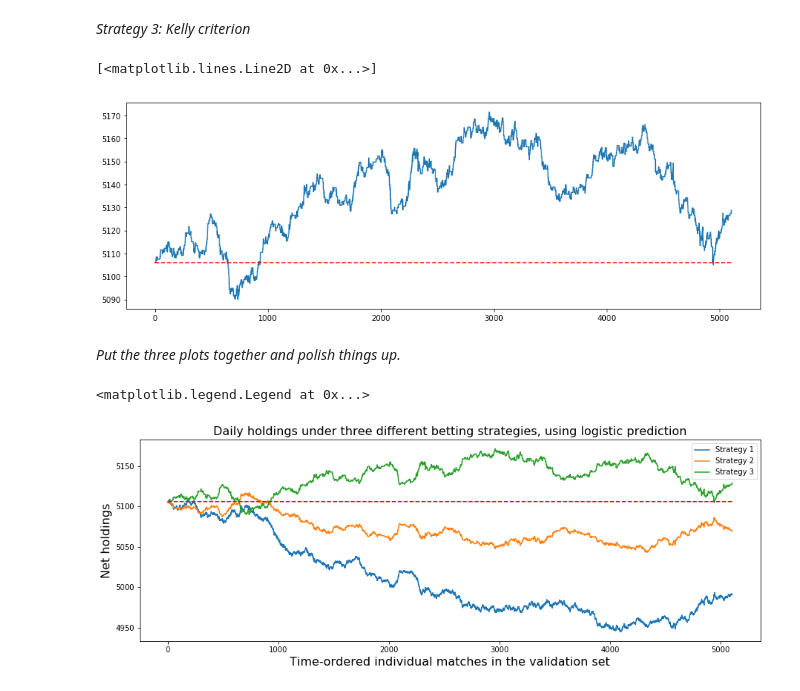
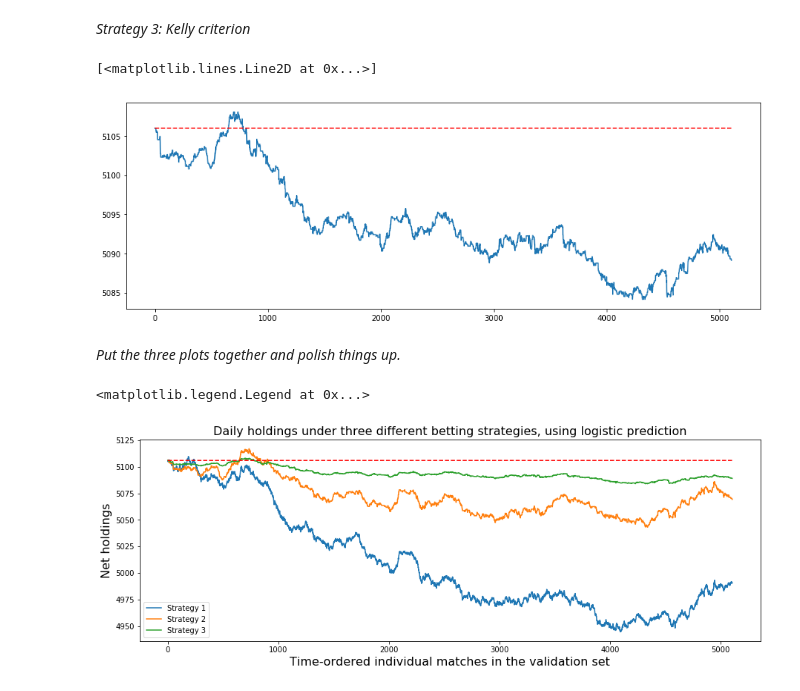
Before and after one commit to carltoews/tennis, a Jupyter notebook: results/DI_plot2.ipynb, the cells around one changed output. Cells and saved outputs as stored; diff of their text form; code cells hidden in the pictures.

```diff
--- a/results/DI_plot2.ipynb
+++ b/results/DI_plot2.ipynb
@@ -34,9 +34,9 @@ from sklearn import linear_model as lm
 # %% [markdown]
 Load and preprocess the data.
 # %%
-odds= pd.read_pickle('../data/pickle_files/odds.pkl')
-matches= pd.read_pickle('../data/pickle_files/matches.pkl')
-data = pd.merge(matches,odds[['PSW','PSL','key_o']].dropna(axis=0,subset=["PSW"]),how='inner',on='key_o')
+odds= pd.read_pickle('../pickle_files/odds.pkl')
+matches= pd.read_pickle('../pickle_files/matches.pkl')
+data = pd.merge(matches,odds[['PSW','PSL','key']].dropna(axis=0,subset=["PSW"]),how='inner',on='key')
 data = data[~data.winner_rank_points.isnull() & ~data.loser_rank_points.isnull()]
 
 data['year'] = data['tourney_date'].map(lambda x: x.year)
@@ -124,31 +126,31 @@ ax.plot(x[0:plot_bnd],investment*tick[0:plot_bnd],'--r')
 *Strategy 3:  Kelly criterion*
 # %%
 # modify bet if your odds are higher
-b = .25 # arbitrary--futz with this
+b = 1.5 # arbitrary--futz with this
 myProbs = 1/(1+np.exp(-r*X))
 myBets = (myProbs*(b+1)-1)/b
 bet_placed_idx = (myProbs>compProbs)
 good_call_idx3 = (validation['loser_rank_points']-validation['winner_rank_points']<0).values
 daily_cost3 = np.zeros(len(validation))
 daily_cost3[bet_placed_idx]= -myBets[bet_placed_idx]
 winner_odds = validation["PSW"].values
 daily_gains3 = (winner_odds*(bet_placed_idx*good_call_idx3))*myBets
 daily_movement3 = daily_cost3 + daily_gains3
 daily_balances3=np.zeros(len(validation))
 daily_balances3[0]=investment
 for i in np.arange(1,len(validation)):
     daily_balances3[i]+=daily_balances3[i-1]+daily_movement3[i]
 
 plot_bnd = len(validation)
 fig = plt.figure(figsize=(15,5))
 ax = fig.add_subplot(111)
 ax.plot(daily_balances3[0:plot_bnd])
 x = np.arange(len(validation))
 tick = np.ones(len(validation))
 ax.plot(x[0:plot_bnd],investment*tick[0:plot_bnd],'--r')
 # %% [output]
 [<matplotlib.lines.Line2D at 0x...>]
-[figure, old version]
+[figure, new version]
 # %% [markdown]
 *Put the three plots together and polish things up.*
 # %%
@@ -167,4 +169,4 @@ ax.set_title('Daily holdings under three different betting strategies, using log
 ax.legend(['Strategy 1','Strategy 2','Strategy 3'])
 # %% [output]
 <matplotlib.legend.Legend at 0x...>
-[figure, old version]
+[figure, new version]
```
Also changed, not shown: parts of 1 cell of this notebook, 26 other files.
